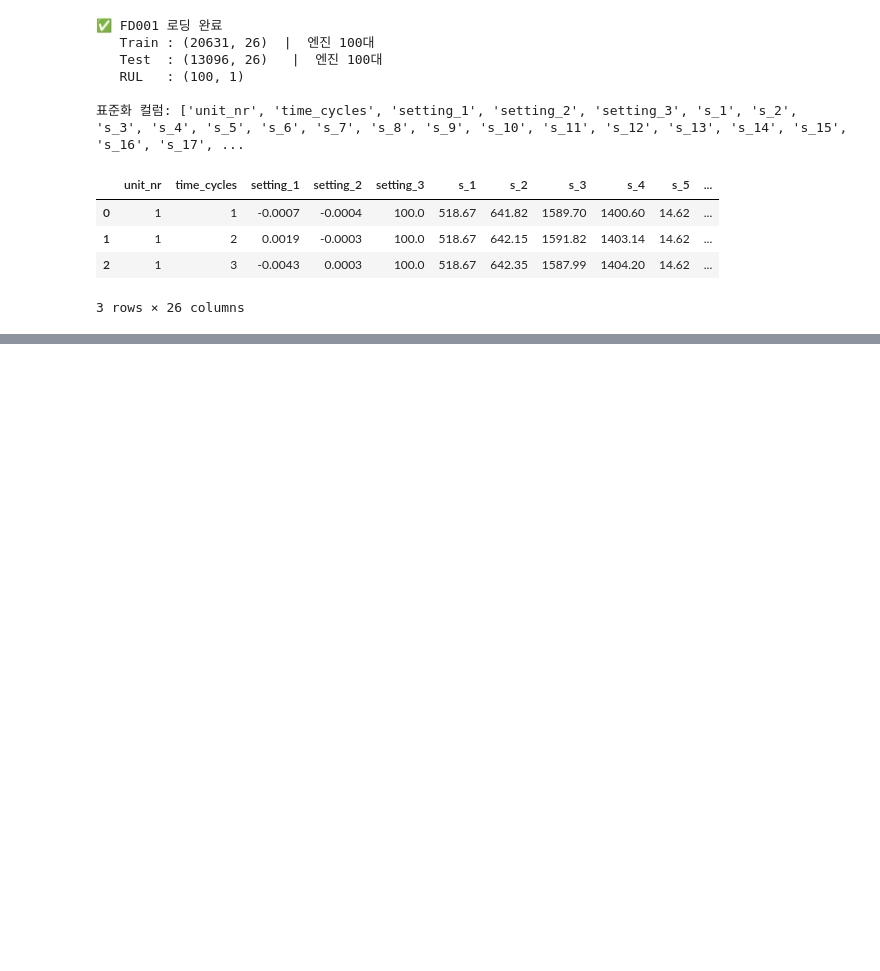
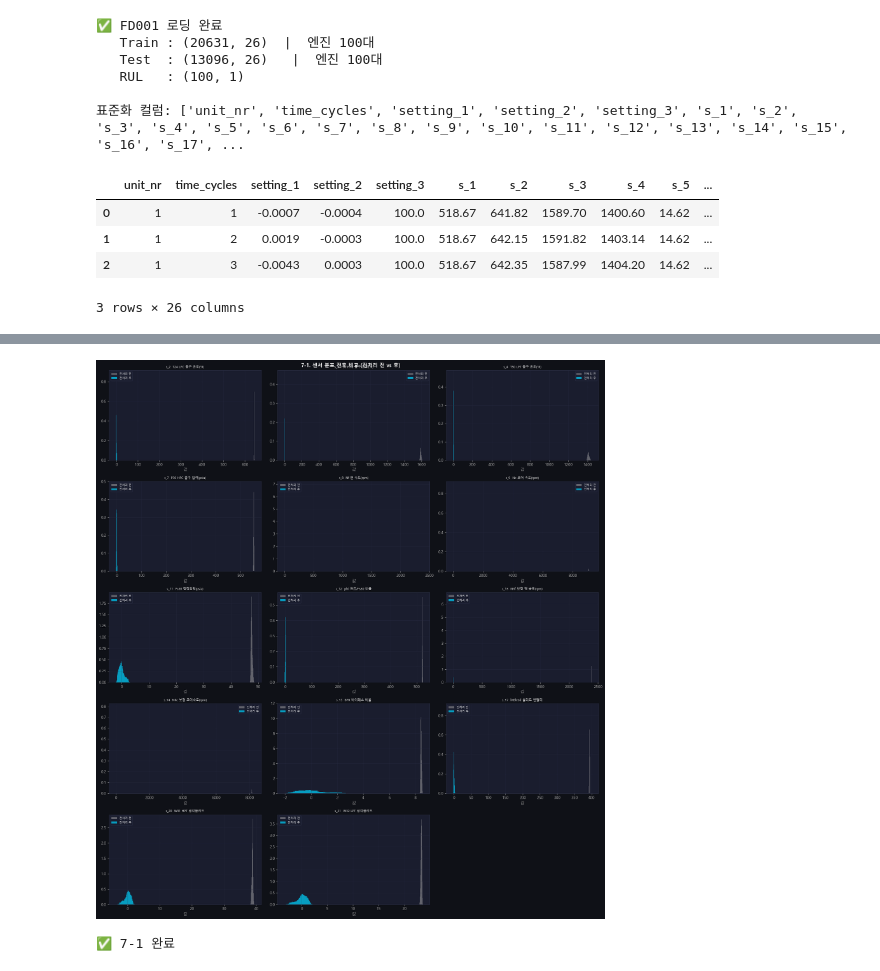
Before and after one commit to dlalswns0211/sparta_project_4_team16, a Jupyter notebook: YJ/FD001_test1_V3.ipynb, the cells around one changed output, grey strips where cells are left out. Saved outputs shown, nothing was run; the diff lists cells and outputs as text; code cells hidden in the pictures; blank space fills up the shorter version.

```diff
--- a/YJ/FD001_test1_V3.ipynb
+++ b/YJ/FD001_test1_V3.ipynb
@@ -231,0 +416,25 @@ SyntaxError: invalid character '—' (U+2014) (2564690231.py, line 4)
+# %%
+# ============================================================
+# 전처리 전후 검증 시각화
+# ============================================================
+
+# ── 7-1. 센서 분포 전후 비교 ─────────────────────────────────
+fig, axes = plt.subplots(5, 3, figsize=(18, 20))
+fig.suptitle('7-1. 센서 분포 전후 비교 (전처리 전 vs 후)', fontsize=13, fontweight='bold')
+
+for ax, s in zip(axes.flat, USEFUL_SENSORS):
+    before = train_raw[s].dropna()
+    after  = subtrain_s4[s].dropna()
+    ax.hist(before, bins=40, color=GRAY,  alpha=0.5, density=True, label='전처리 전')
+    ax.hist(after,  bins=40, color=C[0],  alpha=0.7, density=True, label='전처리 후')
+    ax.set_title(f'{s}  {SENSOR_DESC.get(s,"")[:20]}', fontsize=8)
+    ax.set_xlabel('값'); ax.legend(fontsize=7)
+
+for ax in axes.flat[len(USEFUL_SENSORS):]:
+    ax.set_visible(False)
+
+plt.tight_layout(); plt.show()
+print('✅ 7-1 완료')
+# %% [output]
+[figure, added]
+✅ 7-1 완료
```
Also changed, not shown: parts of 14 cells of this notebook, 3 other files.
